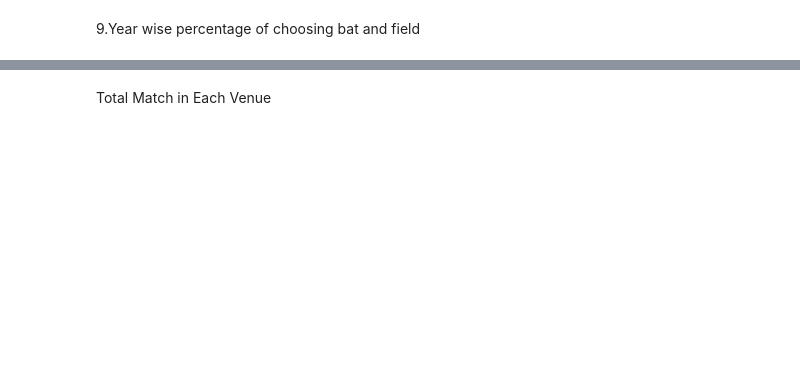
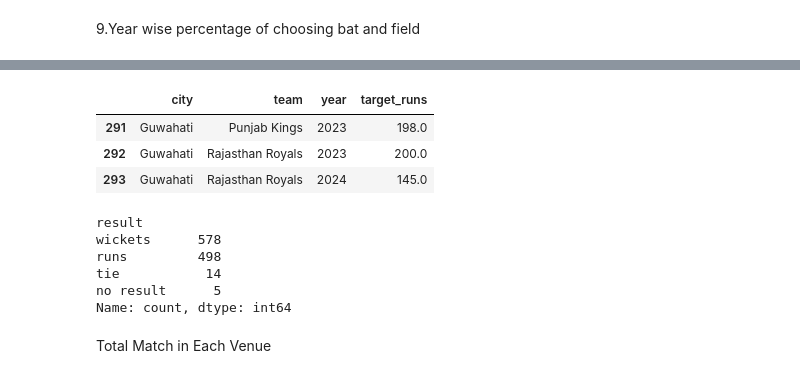
Before and after one commit to utsab-2023-55/abc, a Jupyter notebook: Pandas_Project1.ipynb, the cells around one changed output, grey strips where cells are left out. Saved outputs shown, nothing was run; the diff lists cells and outputs as text; code cells hidden in the pictures; blank space fills up the shorter version.

```diff
--- a/Pandas_Project1.ipynb
+++ b/Pandas_Project1.ipynb
@@ -604,0 +605,8 @@ Rising Pune Supergiant,Pune Warriors,Rajasthan Royals,Kolkata Knight Riders,Chen
+# %%
+def loosing_team_after_bat(row):
+    if row.team1==row.winner:
+        return row.team2
+    else:
+        return row.team1
+# %%
+matches_copy['looser']=matches_copy.apply(func=loosing_team_after_bat,axis=1)
@@ -604,0 +661,24 @@ Rising Pune Supergiant,Pune Warriors,Rajasthan Royals,Kolkata Knight Riders,Chen
+# %%
+total_runs_citywise1=matches_copy.loc[matches_copy['result']=='runs']\
+.groupby(['city','winner','year'],as_index=False)['target_runs'].mean()
+total_runs_citywise1['team']=total_runs_citywise1['winner']
+total_runs_citywise1.drop('winner',inplace=True,axis=1)
+
+total_runs_citywise2=matches_copy.loc[matches_copy['result']=='wickets'].\
+groupby(['city','looser','year'],as_index=False)['target_runs'].mean()
+total_runs_citywise2['team']=total_runs_citywise2['looser']
+total_runs_citywise2.drop('looser',inplace=True,axis=1)
+
+total_runs_citywise3=matches_copy.loc[matches_copy['result']=='tie']\
+.groupby(['city','team1','year'],as_index=False)['target_runs'].mean()
+total_runs_citywise3['team']=total_runs_citywise3['team1']
+total_runs_citywise3.drop('team1',inplace=True,axis=1)
+
+total_runs_citywise4=matches_copy.loc[matches_copy['result']=='tie']\
+.groupby(['city','team2','year'],as_index=False)['target_runs'].mean()
+total_runs_citywise4['team']=total_runs_citywise4['team2']
+total_runs_citywise4.drop('team2',inplace=True,axis=1)
+
+total_runs_citywise=pd.concat([total_runs_citywise1,total_runs_citywise2,\
+                               total_runs_citywise3,total_runs_citywise4],axis=0,ignore_index=True)
+total_runs_citywise=total_runs_citywise.groupby(['city','team','year'],as_index=False)['target_runs'].mean()
@@ -605,3 +739,19 @@ Rising Pune Supergiant,Pune Warriors,Rajasthan Royals,Kolkata Knight Riders,Chen
+# %%
+total_runs_citywise.loc[total_runs_citywise['city']=='Guwahati']
+# %% [output]
+|  | city | team | year | target_runs |
+| 291 | Guwahati | Punjab Kings | 2023 | 198.0 |
+| 292 | Guwahati | Rajasthan Royals | 2023 | 200.0 |
+| 293 | Guwahati | Rajasthan Royals | 2024 | 145.0 |
+# %%
+matches_copy.result.value_counts()
+# %% [output]
+result
+wickets      578
+runs         498
+tie           14
+no result      5
+Name: count, dtype: int64
 # %% [markdown]
 Total Match in Each Venue
 # %%
```
Also changed, not shown: parts of 26 cells of this notebook.
